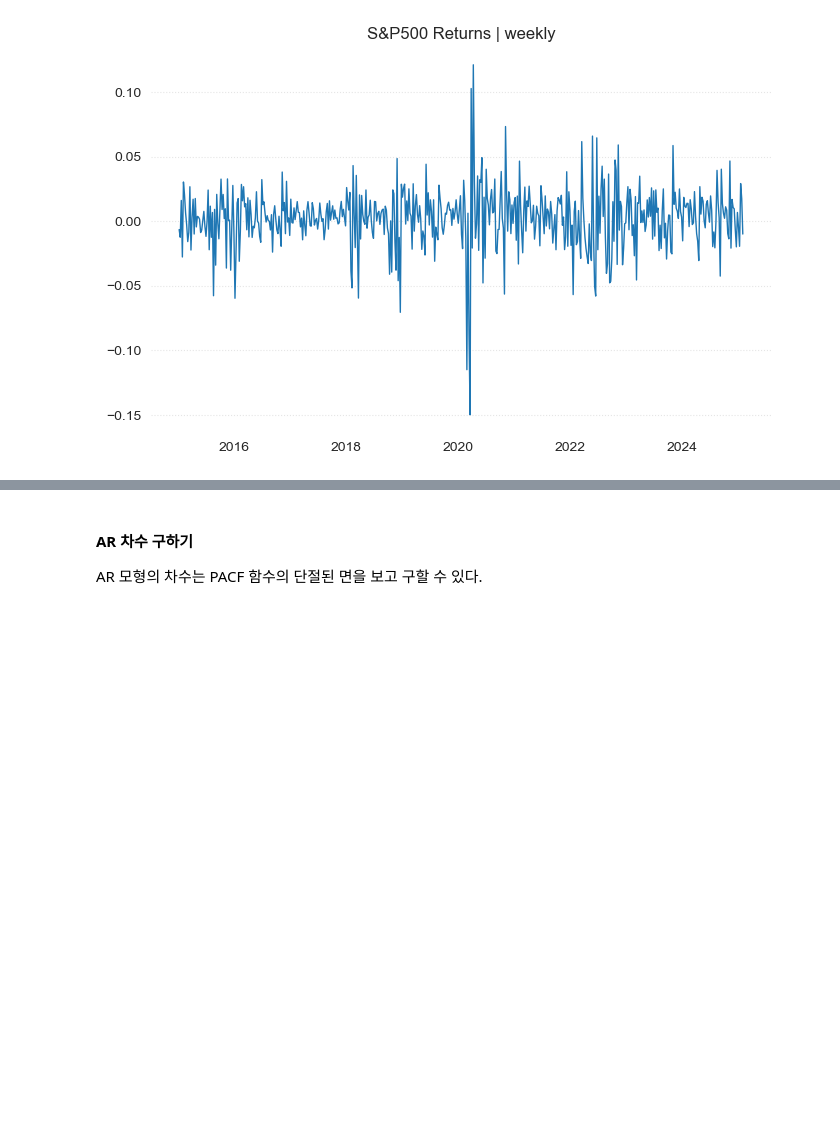
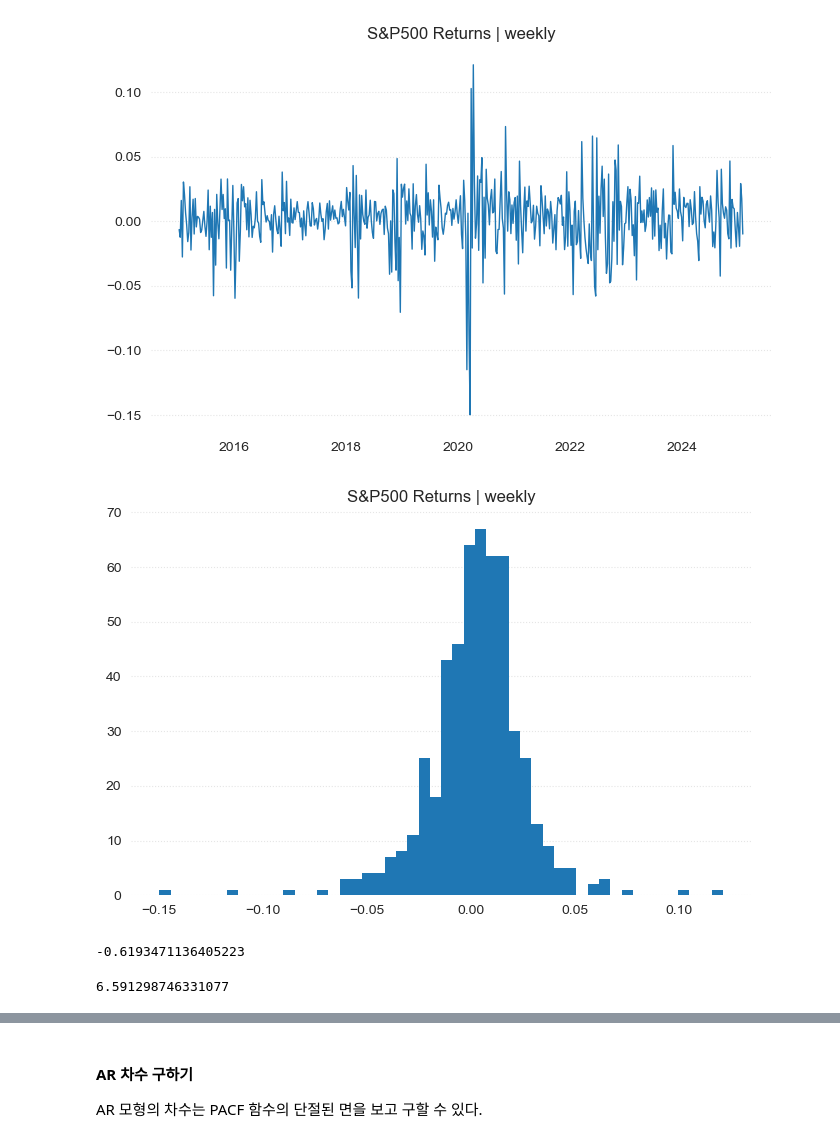
Before and after one commit to QuantifiSogang/2025AdvancedPythonForFinance, a Jupyter notebook: Note/02RecurrentNeuralNet/01LinearTimeSeries.ipynb, the cells around one changed output, grey strips where cells are left out. Saved outputs shown, nothing was run; the diff lists cells and outputs as text; code cells hidden in the pictures; blank space fills up the shorter version.

```diff
--- a/Note/02RecurrentNeuralNet/01LinearTimeSeries.ipynb
+++ b/Note/02RecurrentNeuralNet/01LinearTimeSeries.ipynb
@@ -37,6 +91,25 @@ plt.title(r'S&P500 Returns | weekly')
 plt.show()
 # %% [output]
 [figure]
+# %%
+fig, ax = plt.subplots(figsize = (8, 5))
+ax.hist(ret, lw = 1, edgecolor = 'none', bins = 50)
+for spine in ax.spines.values():
+    spine.set_visible(False)
+ax.grid(False)
+ax.yaxis.grid(True, ls = ':', alpha = 0.5)
+plt.title(r'S&P500 Returns | weekly')
+plt.show()
+# %% [output]
+[figure, added]
+# %%
+ret.skew() # 왜도, 3차적률
+# %% [output]
+-0.6193471136405223
+# %%
+ret.kurt() # 첨도, 4차적률
+# %% [output]
+6.591298746331077
 # %% [markdown]
 ### 1. AR Model
 
```
Also changed, not shown: parts of 17 cells of this notebook, 6 other files.
